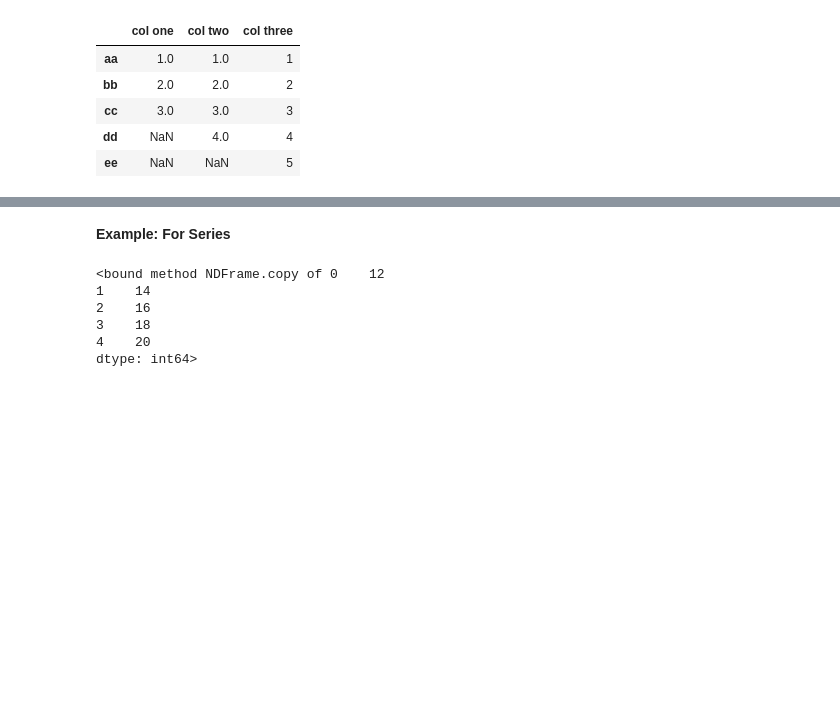
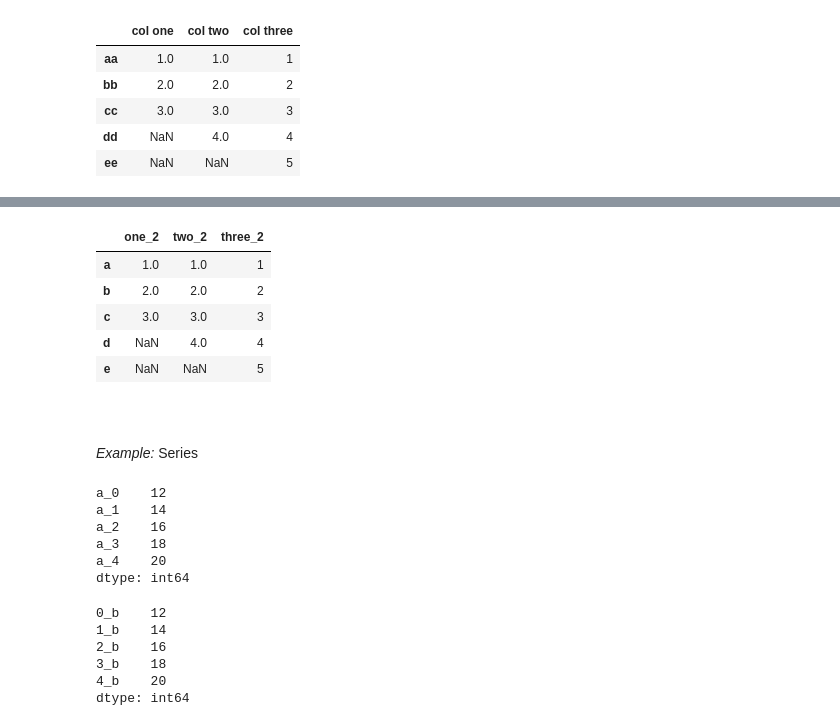
Before and after one commit to progrkaushl/data-science, a Jupyter notebook: Data Analysis/Pandas/3. Column & Row Operations.ipynb, the cells around one changed output, grey strips where cells are left out. Drawn from its saved outputs; the diff is of its cells as text; code cells hidden in the pictures; blank space fills up the shorter version.

```diff
--- a/Data Analysis/Pandas/3. Column & Row Operations.ipynb
+++ b/Data Analysis/Pandas/3. Column & Row Operations.ipynb
@@ -441,12 +468,31 @@ df_rename.rename(columns = lambda c : 'col ' + c,
+# %%
+df_rename.add_suffix("_2")
+# %% [output]
+|  | one_2 | two_2 | three_2 |
+| a | 1.0 | 1.0 | 1 |
+| b | 2.0 | 2.0 | 2 |
+| c | 3.0 | 3.0 | 3 |
+| d | NaN | 4.0 | 4 |
+| e | NaN | NaN | 5 |
+# %% [markdown]
+<br>
 # %% [markdown]
-**Example: For Series**
+*Example:* Series
-# %%
-# Lets check series object
-sri_rename
-# %% [output]
-<bound method NDFrame.copy of 0    12
-1    14
-2    16
-3    18
-4    20
-dtype: int64>
+# %%
+sri_rename.add_prefix("a_")
+# %% [output]
+a_0    12
+a_1    14
+a_2    16
+a_3    18
+a_4    20
+dtype: int64
+# %%
+sri_rename.add_suffix("_b")
+# %% [output]
+0_b    12
+1_b    14
+2_b    16
+3_b    18
+4_b    20
+dtype: int64
```
Also changed, not shown: parts of 25 cells of this notebook, 5 other files.
